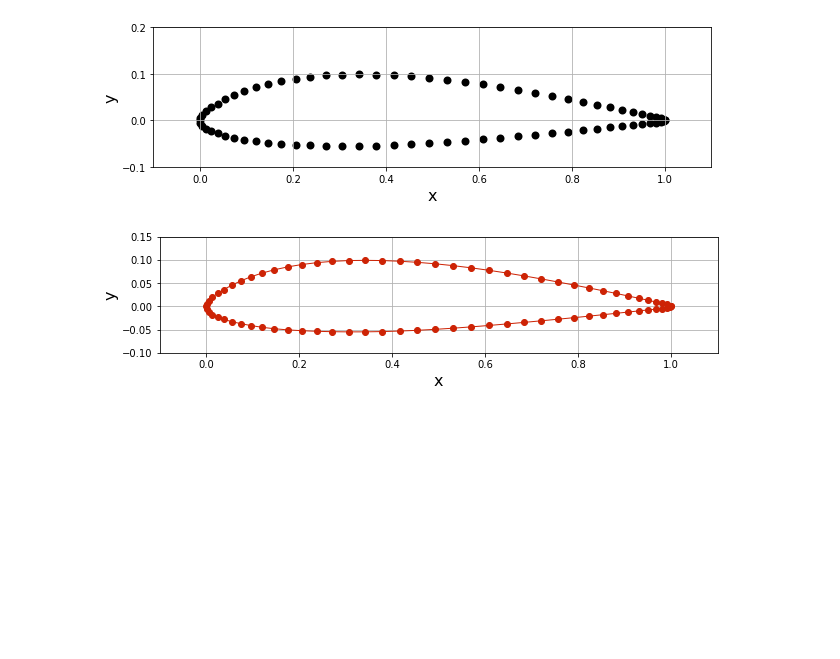
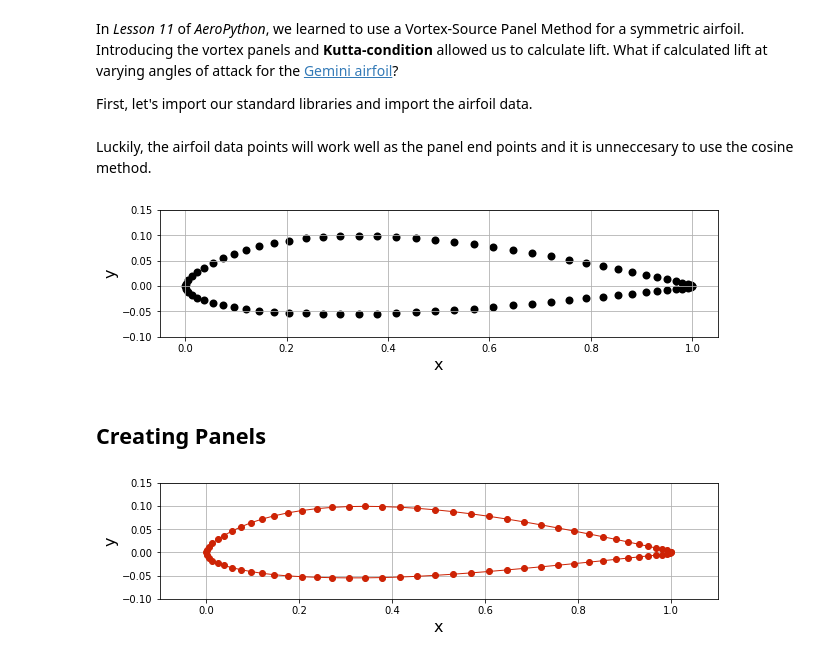
Before and after one commit to gwu-seas-mae6226/AeroPython-studentprojects2019, a Jupyter notebook: Project.ipynb, the cells around one changed output. Saved outputs shown, nothing was run; the diff lists cells and outputs as text; code cells hidden in the pictures; blank space fills up the shorter version.

```diff
--- a/Project.ipynb
+++ b/Project.ipynb
@@ -1,3 +6,7 @@
+# %% [markdown]
+In _Lesson 11_ of _AeroPython_, we learned to use a Vortex-Source Panel Method for a symmetric airfoil. Introducing the vortex panels and **Kutta-condition** allowed us to calculate lift. What if calculated lift at varying angles of attack for the [Gemini airfoil](https://m-selig.ae.illinois.edu/ads/coord_database.html#G)?
+
+First, let's import our standard libraries and import the airfoil data.
 # %%
 import os
 import numpy as np
@@ -15,15 +20,19 @@ with open(filepathe, 'r') as infile:
+# %% [markdown]
+Luckily, the airfoil data points will work well as the panel end points and it is unneccesary to use the cosine method.
 # %%
 width = 10
 py.figure(figsize=(width, width))
 py.grid()
 py.xlabel('x', fontsize=16)
 py.ylabel('y', fontsize=16)
 py.scatter(x, y, color='k', linewidth=2)
 py.axis('scaled', adjustable='box')
-py.xlim(-0.1, 1.1)
-py.ylim(-0.1, 0.2);
+py.xlim(-0.05, 1.05)
+py.ylim(-0.1, 0.15);
 # %% [output]
-[figure, old version]
+[figure, new version]
+# %% [markdown]
+## Creating Panels
 # %%
 class Panel:
     def __init__(self, xa, ya, xb, yb):
```
Also changed, not shown: parts of 16 cells of this notebook, 1 other file.
